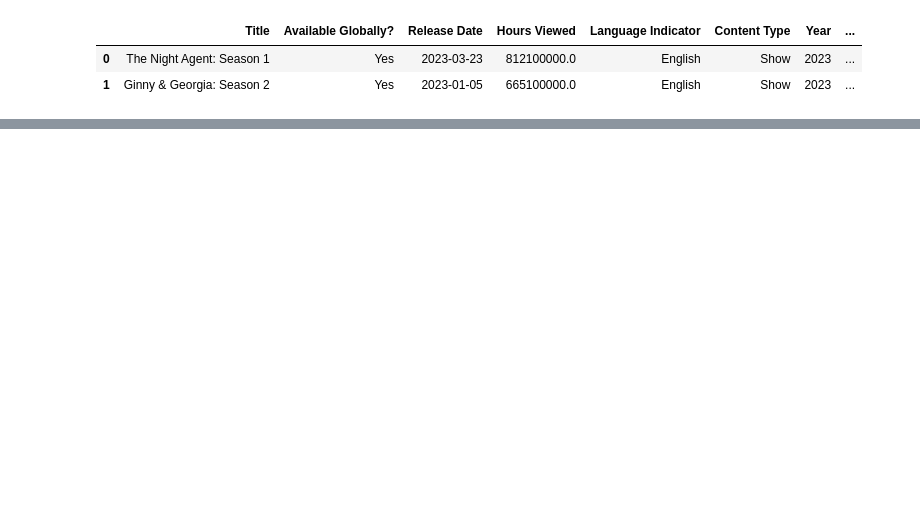
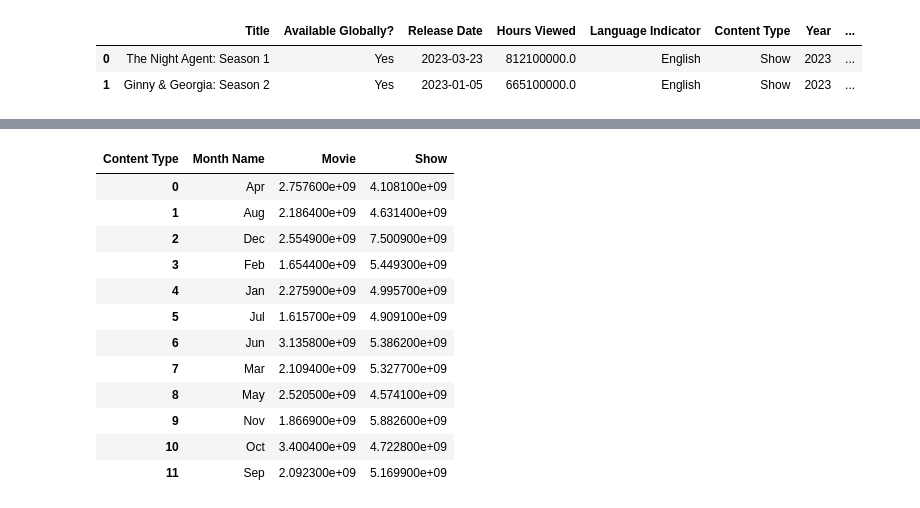
Before and after one commit to modyreturn/Netflix-Analysis, a Jupyter notebook: 5_Seasonal_Analysis.ipynb, the cells around one changed output, grey strips where cells are left out. Drawn from its saved outputs; the diff is of its cells as text; code cells hidden in the pictures; blank space fills up the shorter version.

```diff
--- a/5_Seasonal_Analysis.ipynb
+++ b/5_Seasonal_Analysis.ipynb
@@ -102,0 +196,22 @@ df.head(2)
+# %%
+# Now let's analyze the monthly viewership by content type
+monthly_viewership_by_content_type = df.pivot_table(index='Month Name',
+                                                     columns='Content Type',
+                                                     values='Hours Viewed',
+                                                     aggfunc='sum').reset_index('Month Name')
+
+monthly_viewership_by_content_type
+# %% [output]
+| Content Type | Month Name | Movie | Show |
+| 0 | Apr | 2.757600e+09 | 4.108100e+09 |
+| 1 | Aug | 2.186400e+09 | 4.631400e+09 |
+| 2 | Dec | 2.554900e+09 | 7.500900e+09 |
+| 3 | Feb | 1.654400e+09 | 5.449300e+09 |
+| 4 | Jan | 2.275900e+09 | 4.995700e+09 |
+| 5 | Jul | 1.615700e+09 | 4.909100e+09 |
+| 6 | Jun | 3.135800e+09 | 5.386200e+09 |
+| 7 | Mar | 2.109400e+09 | 5.327700e+09 |
+| 8 | May | 2.520500e+09 | 4.574100e+09 |
+| 9 | Nov | 1.866900e+09 | 5.882600e+09 |
+| 10 | Oct | 3.400400e+09 | 4.722800e+09 |
+| 11 | Sep | 2.092300e+09 | 5.169900e+09 |
```
Also changed, not shown: parts of 11 cells of this notebook.
